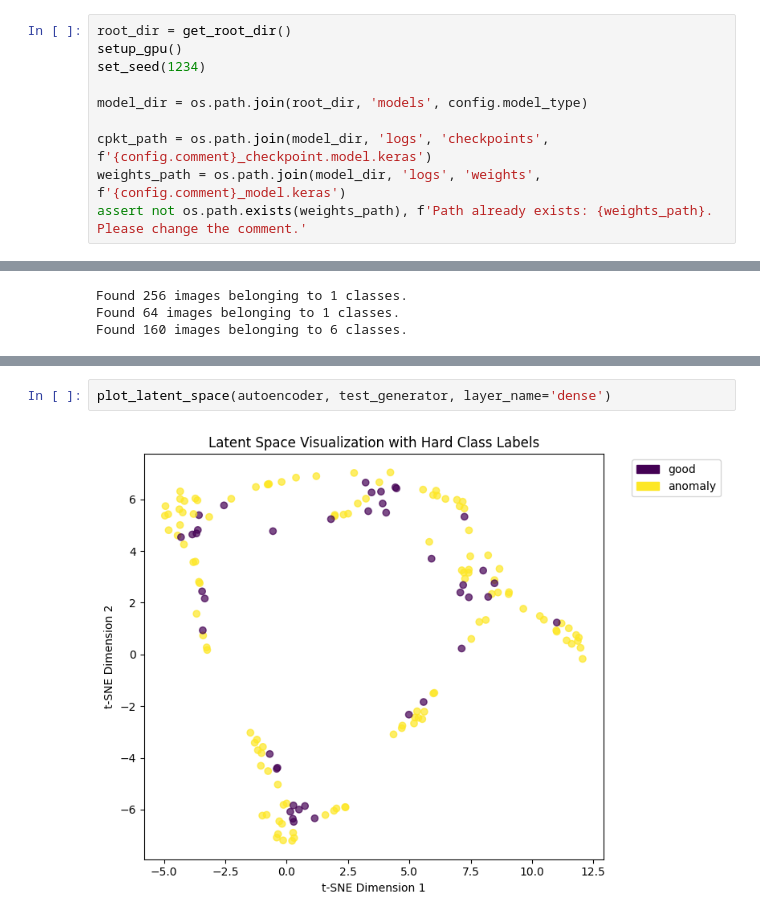
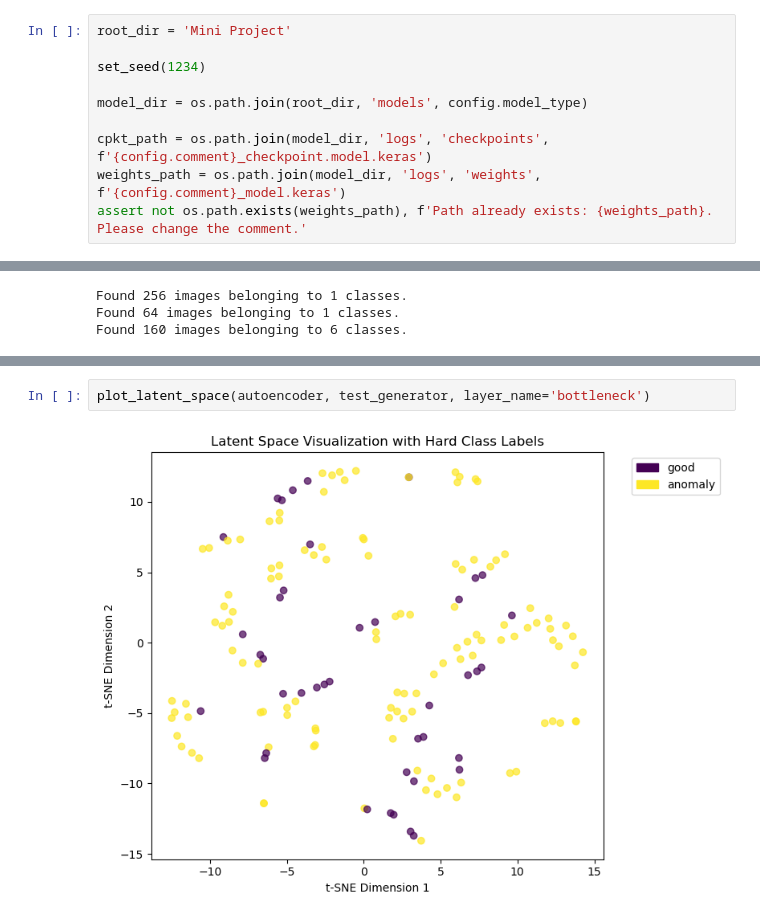
Before and after one commit to hendrik-spl/itu-aml-anomaly-detection, a Jupyter notebook: models/autoencoder/train_vanilla_ae.ipynb, the cells around one changed output, grey strips where cells are left out. Drawn from its saved outputs; the diff is of its cells as text.

Commit message:
pushed trained autoencoder and adapted .py files

```diff
--- a/models/autoencoder/train_vanilla_ae.ipynb
+++ b/models/autoencoder/train_vanilla_ae.ipynb
@@ -56,6 +54,6 @@ View run at https://wandb.ai/itu-aml-project/itu-aml-project/runs/uxatxxs2
 # %%
-root_dir = get_root_dir()
-setup_gpu()
+root_dir = 'Mini Project'
+
 set_seed(1234)
 
 model_dir = os.path.join(root_dir, 'models', config.model_type)
@@ -254,4 +264,4 @@ evaluate_autoencoder(
 # %%
-plot_latent_space(autoencoder, test_generator, layer_name='dense')
+plot_latent_space(autoencoder, test_generator, layer_name='bottleneck')
 # %% [output]
-[figure, old version]
+[figure, new version]
```
Also changed, not shown: parts of 11 cells of this notebook, 3 other files.
